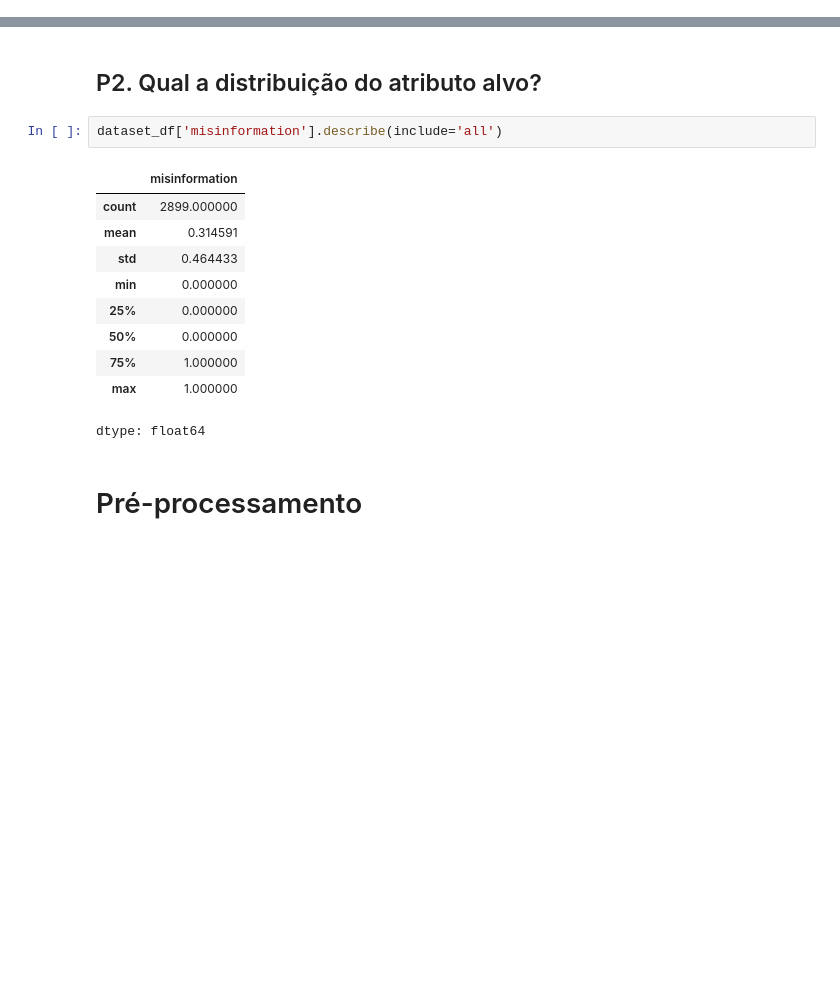
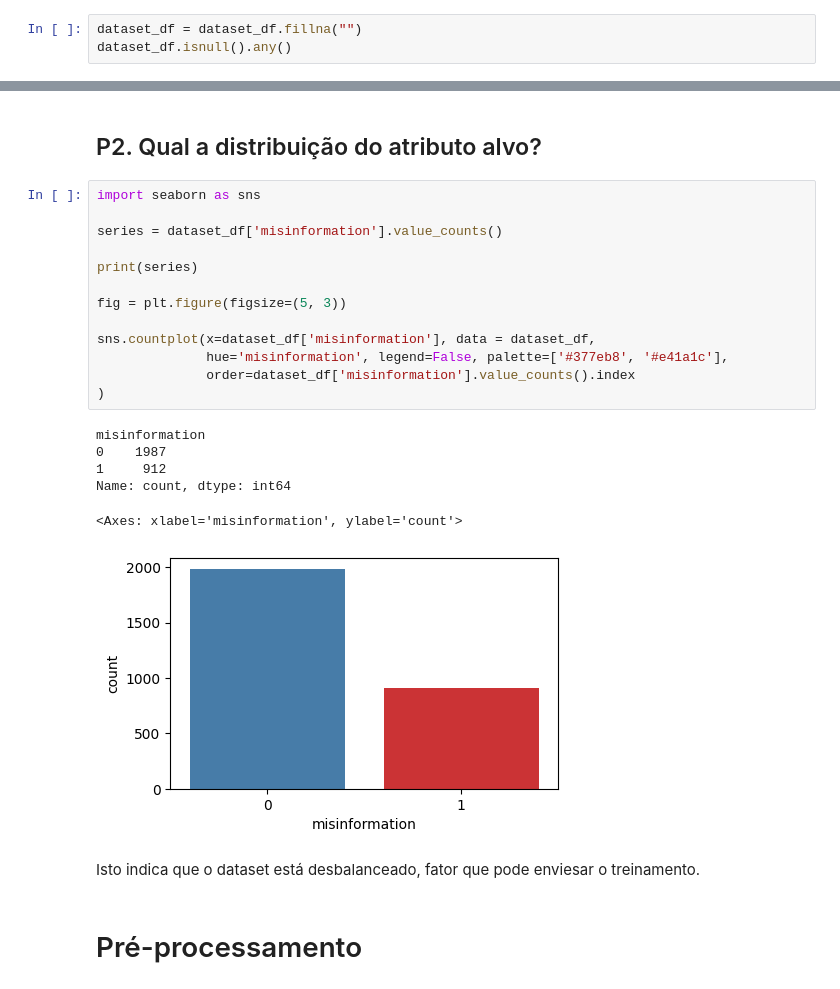
Before and after one commit to leonardoazzi/bert-misinfo-covid19, a Jupyter notebook: bertimbau-finetuning.ipynb, the cells around one changed output, grey strips where cells are left out. Drawn from its saved outputs; the diff is of its cells as text; blank space fills up the shorter version.

```diff
--- a/bertimbau-finetuning.ipynb
+++ b/bertimbau-finetuning.ipynb
@@ -89,0 +135,3 @@ dtype: object
+# %%
+dataset_df = dataset_df.fillna("")
+dataset_df.isnull().any()
@@ -90,18 +143,27 @@ dtype: object
 # %% [markdown]
 ## P2. Qual a distribuição do atributo alvo?
-# %%
-dataset_df['misinformation'].describe(include='all')
-# %% [output]
-|  | misinformation |
-| count | 2899.000000 |
-| mean | 0.314591 |
-| std | 0.464433 |
-| min | 0.000000 |
-| 25% | 0.000000 |
-| 50% | 0.000000 |
-| 75% | 1.000000 |
-| max | 1.000000 |
-dtype: float64
+# %%
+import seaborn as sns
+
+series = dataset_df['misinformation'].value_counts()
+
+print(series)
+
+fig = plt.figure(figsize=(5, 3))
+
+sns.countplot(x=dataset_df['misinformation'], data = dataset_df,
+              hue='misinformation', legend=False, palette=['#377eb8', '#e41a1c'],
+              order=dataset_df['misinformation'].value_counts().index
+)
+# %% [output]
+misinformation
+0    1987
+1     912
+Name: count, dtype: int64
+<Axes: xlabel='misinformation', ylabel='count'>
+[figure, added]
+# %% [markdown]
+Isto indica que o dataset está desbalanceado, fator que pode enviesar o treinamento.
 # %% [markdown]
 # Pré-processamento
 # %% [markdown]
```
Also changed, not shown: parts of 50 cells of this notebook.
